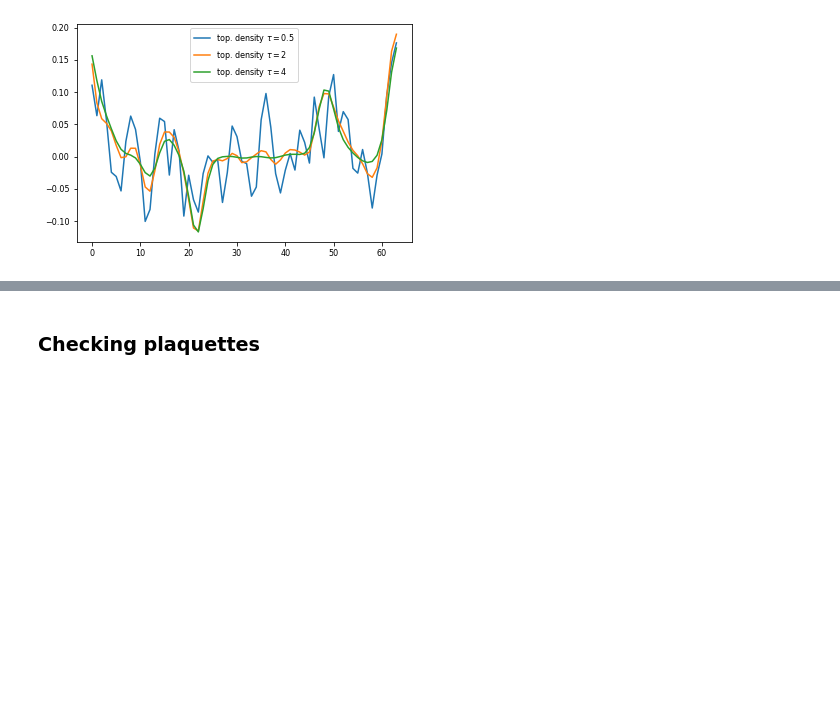
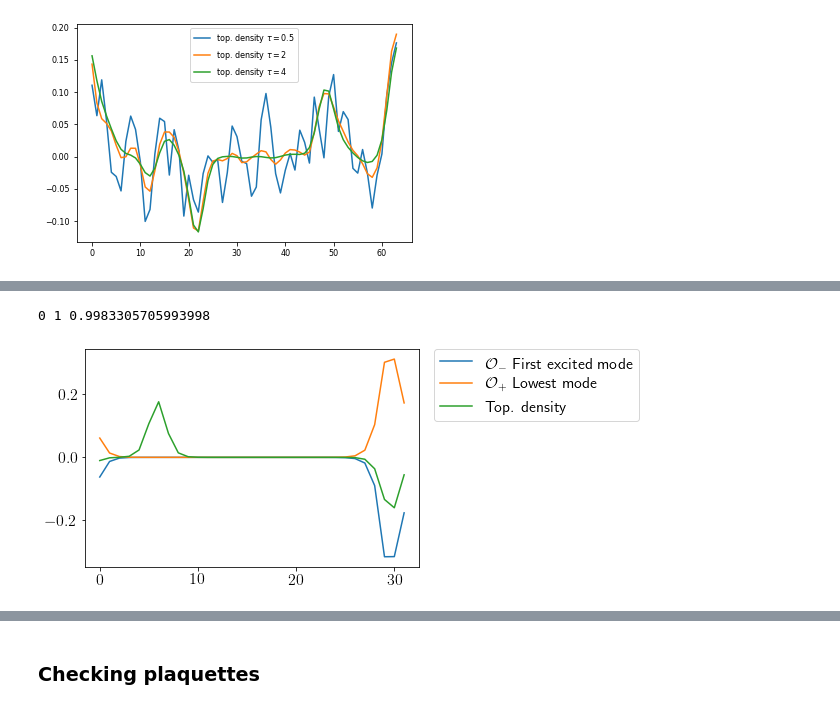
Before and after one commit to Ivan-Soler/AFM, a Jupyter notebook: main.ipynb, the cells around one changed output, grey strips where cells are left out. Drawn from its saved outputs; the diff is of its cells as text; code cells hidden in the pictures; blank space fills up the shorter version.

```diff
--- a/main.ipynb
+++ b/main.ipynb
@@ -463,7 +476,7 @@ for conf in conf_read:
 
     if j==0:
         axes[i,j].set_ylabel(r'q(t)')
-    if i==0:
+    if i==1:
         axes[i,j].set_xlabel(r't')
 
     index+=1
@@ -548,0 +578,34 @@ plt.savefig(folder+"gf/gf_"+str(conf)+"c.png",dpi=150, bbox_inches='tight')
+# %%
+conf=550
+folder_0="/ssd/ivsol/filtering/4x4x4x32/b2p44_new/gf_afm_0p5t/doublers/sector_0/"
+folder_dou="/ssd/ivsol/filtering/4x4x4x32/b2p44_new/gf_afm_0p5t/doublers/sector_1/"
+GM=np.zeros((8,8))
+for i in range(0,1,1):
+    for j in range(0,8,1):
+        mode=folder_0+"SusyMode_bin_"+str(i)+"-"+str(conf)
+        density,sizes=Read.bin_mode(mode,sizes,colors,spin)
+        density_s0=density.sum(axis=(0,1,2))
+
+        mode=folder_dou+"SusyMode_bin_"+str(j)+"-"+str(conf)
+        density,sizes=Read.bin_mode(mode,sizes,colors,spin)
+        density_s1=density.sum(axis=(0,1,2))
+
+        GM[i,j]=Compare.Geom_mean_1d(density_s1,density_s0)
+        if GM[i,j]>0.99:
+            print(i,j,GM[i,j])
+        #density=-density_s0
+        #density=density_s1
+        #density=density_s1-density_s0
+            fig, axes = plt.subplots()
+            axes.plot(t,-density_s0,label=r'$\mathcal{O}_-$ First excited mode')
+            axes.plot(t,density_s1,label=r'$\mathcal{O}_+$ Lowest mode')
+            axes.plot(density_top, label="Top. density")
+            box = axes.get_position()
+            axes.set_position([box.x0, box.y0, box.width * 1, box.height])
+
+            # Put a legend to the right of the current axis
+            axes.legend(loc="center", ncol=1, bbox_to_anchor=(1.35, 0.835))
+            fig.savefig("/ssd/ivsol/filtering/4x4x4x32/b2p44_new/gf_afm_0p5t/doublers/doublers.pdf",dpi=150, bbox_inches='tight')
+# %% [output]
+0 1 0.9983305705993998
+[figure, added]
```
Also changed, not shown: parts of 5 cells of this notebook, 3 other files.
